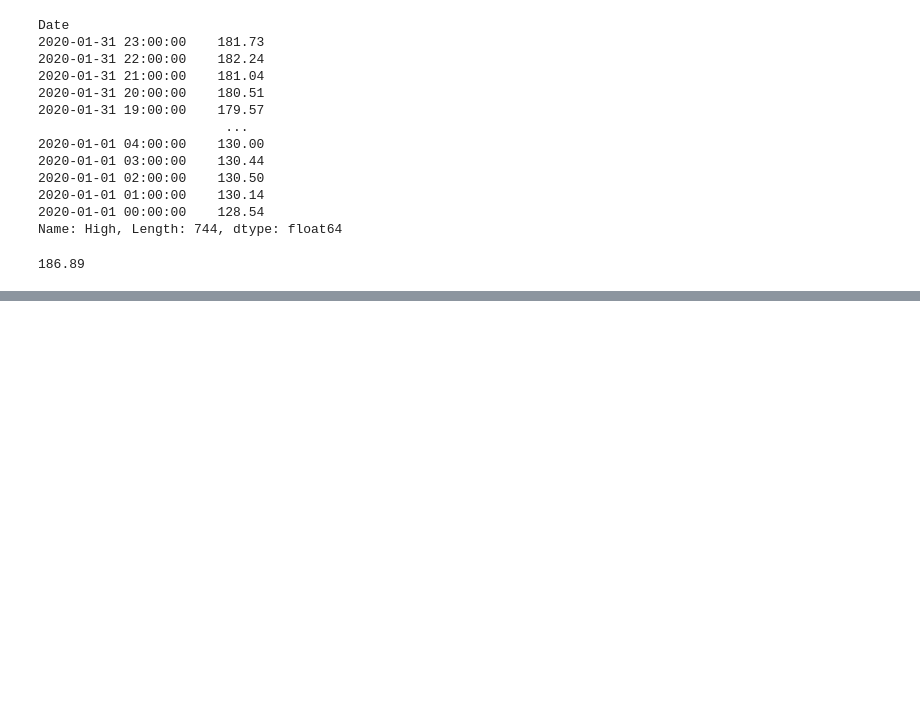
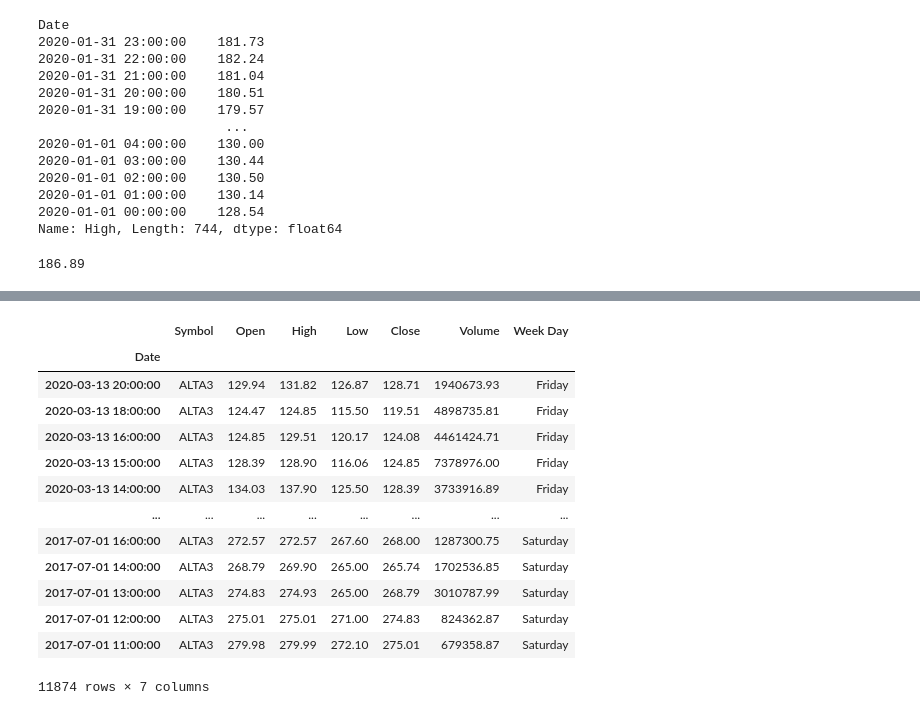
Before and after one commit to rlind4091/mycode, a Jupyter notebook: time-series/timeseries01.ipynb, the cells around one changed output, grey strips where cells are left out. Cells and saved outputs as stored; diff of their text form; code cells hidden in the pictures; blank space fills up the shorter version.

```diff
--- a/time-series/timeseries01.ipynb
+++ b/time-series/timeseries01.ipynb
@@ -257,0 +274,18 @@ plt.show()
+# %%
+filt2= (df["Open"]) >= (df["Close"])
+df.loc[filt2]
+# %% [output]
+|  | Symbol | Open | High | Low | Close | Volume | Week Day |
+| Date |  |  |  |  |  |  |  |
+| 2020-03-13 20:00:00 | ALTA3 | 129.94 | 131.82 | 126.87 | 128.71 | 1940673.93 | Friday |
+| 2020-03-13 18:00:00 | ALTA3 | 124.47 | 124.85 | 115.50 | 119.51 | 4898735.81 | Friday |
+| 2020-03-13 16:00:00 | ALTA3 | 124.85 | 129.51 | 120.17 | 124.08 | 4461424.71 | Friday |
+| 2020-03-13 15:00:00 | ALTA3 | 128.39 | 128.90 | 116.06 | 124.85 | 7378976.00 | Friday |
+| 2020-03-13 14:00:00 | ALTA3 | 134.03 | 137.90 | 125.50 | 128.39 | 3733916.89 | Friday |
+| ... | ... | ... | ... | ... | ... | ... | ... |
+| 2017-07-01 16:00:00 | ALTA3 | 272.57 | 272.57 | 267.60 | 268.00 | 1287300.75 | Saturday |
+| 2017-07-01 14:00:00 | ALTA3 | 268.79 | 269.90 | 265.00 | 265.74 | 1702536.85 | Saturday |
+| 2017-07-01 13:00:00 | ALTA3 | 274.83 | 274.93 | 265.00 | 268.79 | 3010787.99 | Saturday |
+| 2017-07-01 12:00:00 | ALTA3 | 275.01 | 275.01 | 271.00 | 274.83 | 824362.87 | Saturday |
+| 2017-07-01 11:00:00 | ALTA3 | 279.98 | 279.99 | 272.10 | 275.01 | 679358.87 | Saturday |
+11874 rows × 7 columns
```
Also changed, not shown: parts of 2 cells of this notebook, 3 other files.
